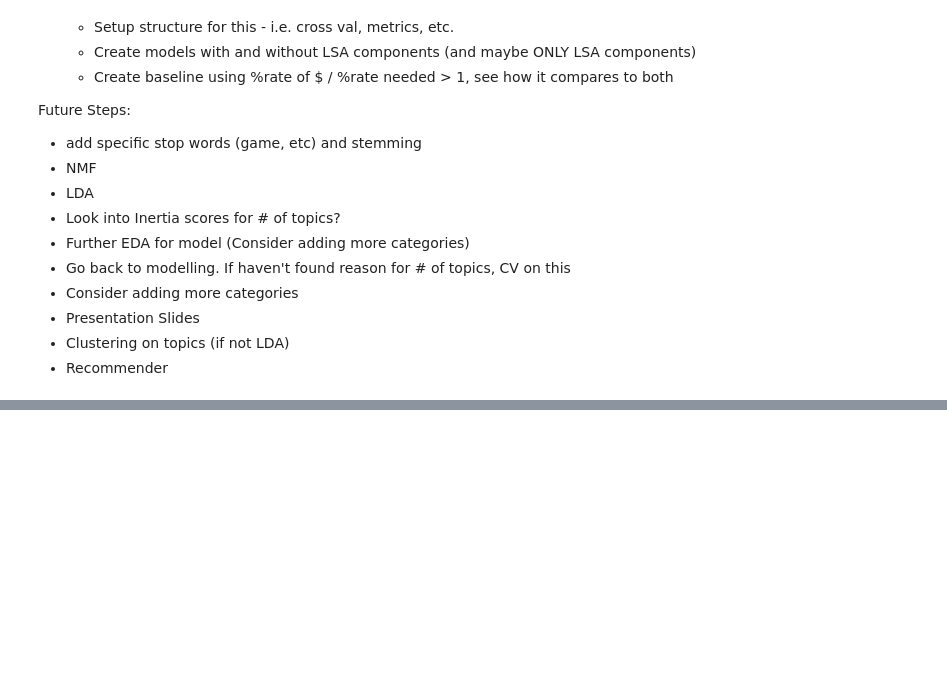
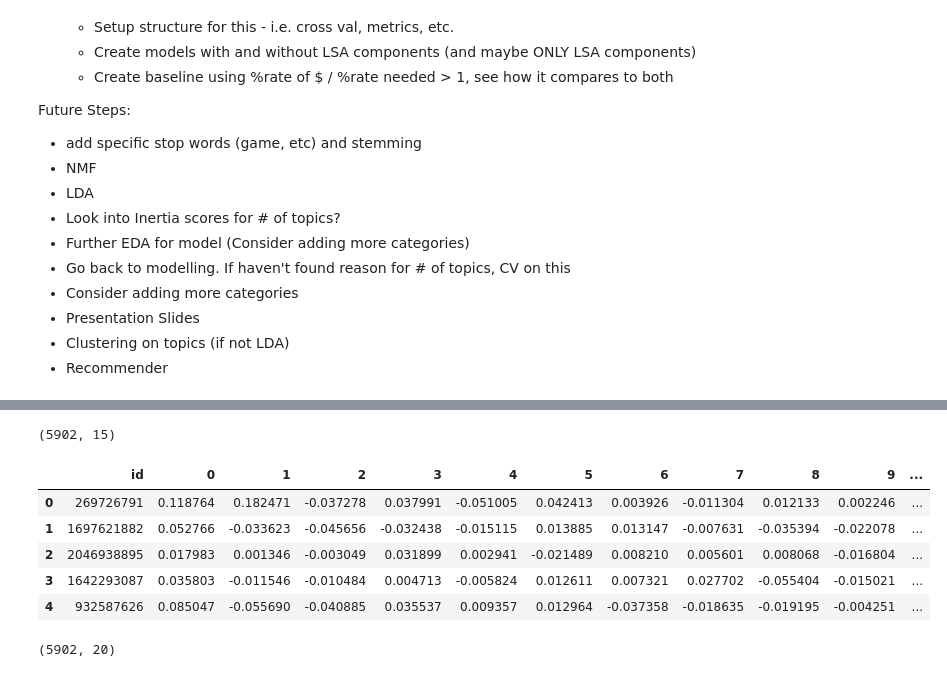
Before and after one commit to robertpagano/metis_project_fletcher, a Jupyter notebook: code/text_preprocessing_modeling/Kickstarter Games - NLP work feb26.ipynb, the cells around one changed output, grey strips where cells are left out. Cells and saved outputs as stored; diff of their text form; code cells hidden in the pictures; blank space fills up the shorter version.

```diff
--- a/code/text_preprocessing_modeling/Kickstarter Games - NLP work feb26.ipynb
+++ b/code/text_preprocessing_modeling/Kickstarter Games - NLP work feb26.ipynb
@@ -392,0 +515,18 @@ Future Steps:
+# %%
+lsa4_15 = TruncatedSVD(15)
+doc_topic_LSA_15 = lsa4_15.fit_transform(bag_of_words_4)
+# %%
+lsa4_15_df = pd.DataFrame(data=doc_topic_LSA_15)
+lsa4_15_df.shape
+# %% [output]
+(5902, 15)
+# %%
+df_lsa_model_15 = pd.merge(df_topic_base, lsa4_15_df, left_index=True, right_index=True)
+df_lsa_model_15.head()
+# %% [output]
+|  | id | 0 | 1 | 2 | 3 | 4 | 5 | 6 | 7 | 8 | 9 | ... |
+| 0 | 269726791 | 0.118764 | 0.182471 | -0.037278 | 0.037991 | -0.051005 | 0.042413 | 0.003926 | -0.011304 | 0.012133 | 0.002246 | ... |
+| 1 | 1697621882 | 0.052766 | -0.033623 | -0.045656 | -0.032438 | -0.015115 | 0.013885 | 0.013147 | -0.007631 | -0.035394 | -0.022078 | ... |
+| 2 | 2046938895 | 0.017983 | 0.001346 | -0.003049 | 0.031899 | 0.002941 | -0.021489 | 0.008210 | 0.005601 | 0.008068 | -0.016804 | ... |
+| 3 | 1642293087 | 0.035803 | -0.011546 | -0.010484 | 0.004713 | -0.005824 | 0.012611 | 0.007321 | 0.027702 | -0.055404 | -0.015021 | ... |
+| 4 | 932587626 | 0.085047 | -0.055690 | -0.040885 | 0.035537 | 0.009357 | 0.012964 | -0.037358 | -0.018635 | -0.019195 | -0.004251 | ... |
@@ -392,0 +536,5 @@ Future Steps:
+# %%
+lsa4_20_df = pd.DataFrame(data=doc_topic_LSA_20)
+lsa4_20_df.shape
+# %% [output]
+(5902, 20)
```
Also changed, not shown: parts of 49 cells of this notebook, 1 other file.
